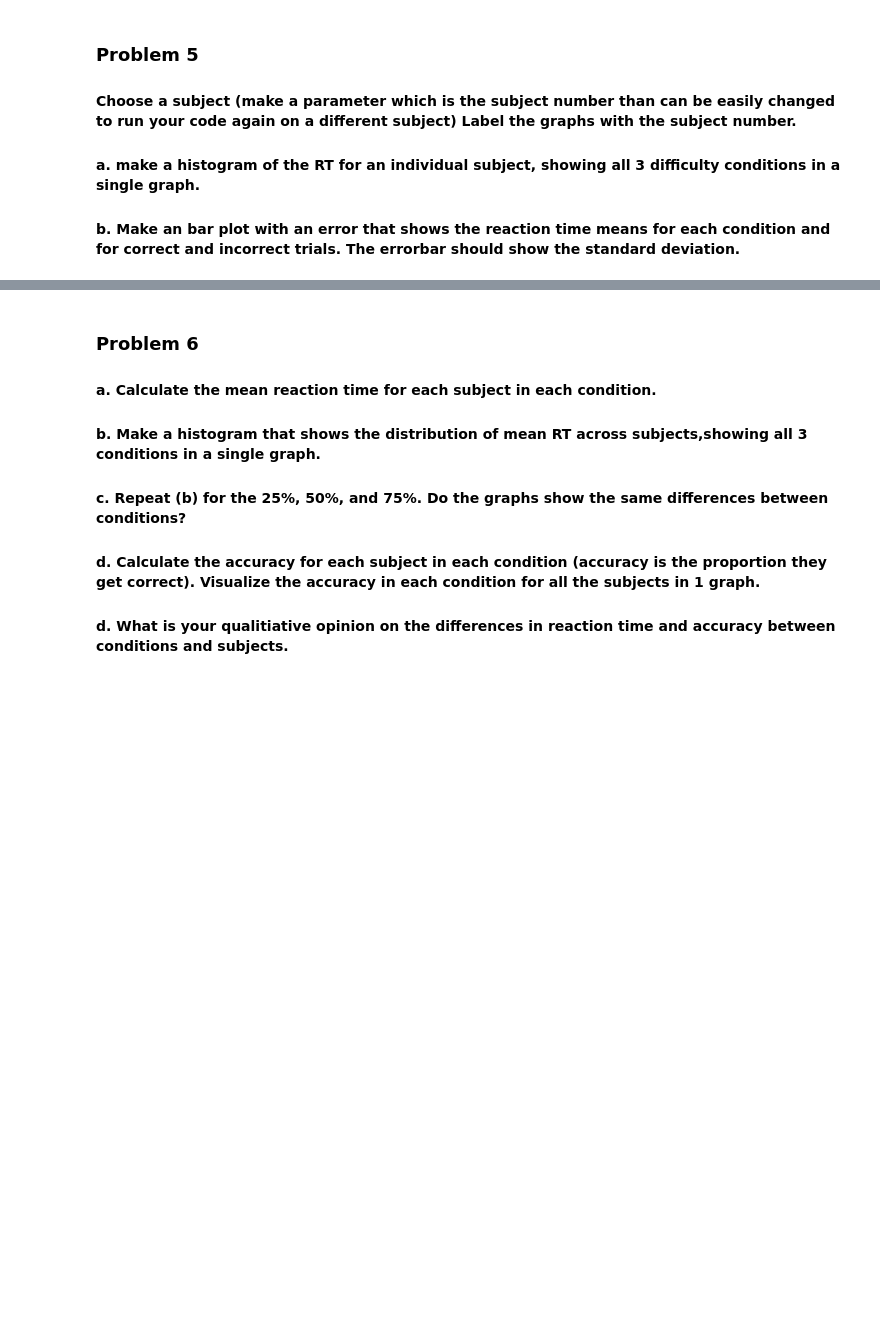
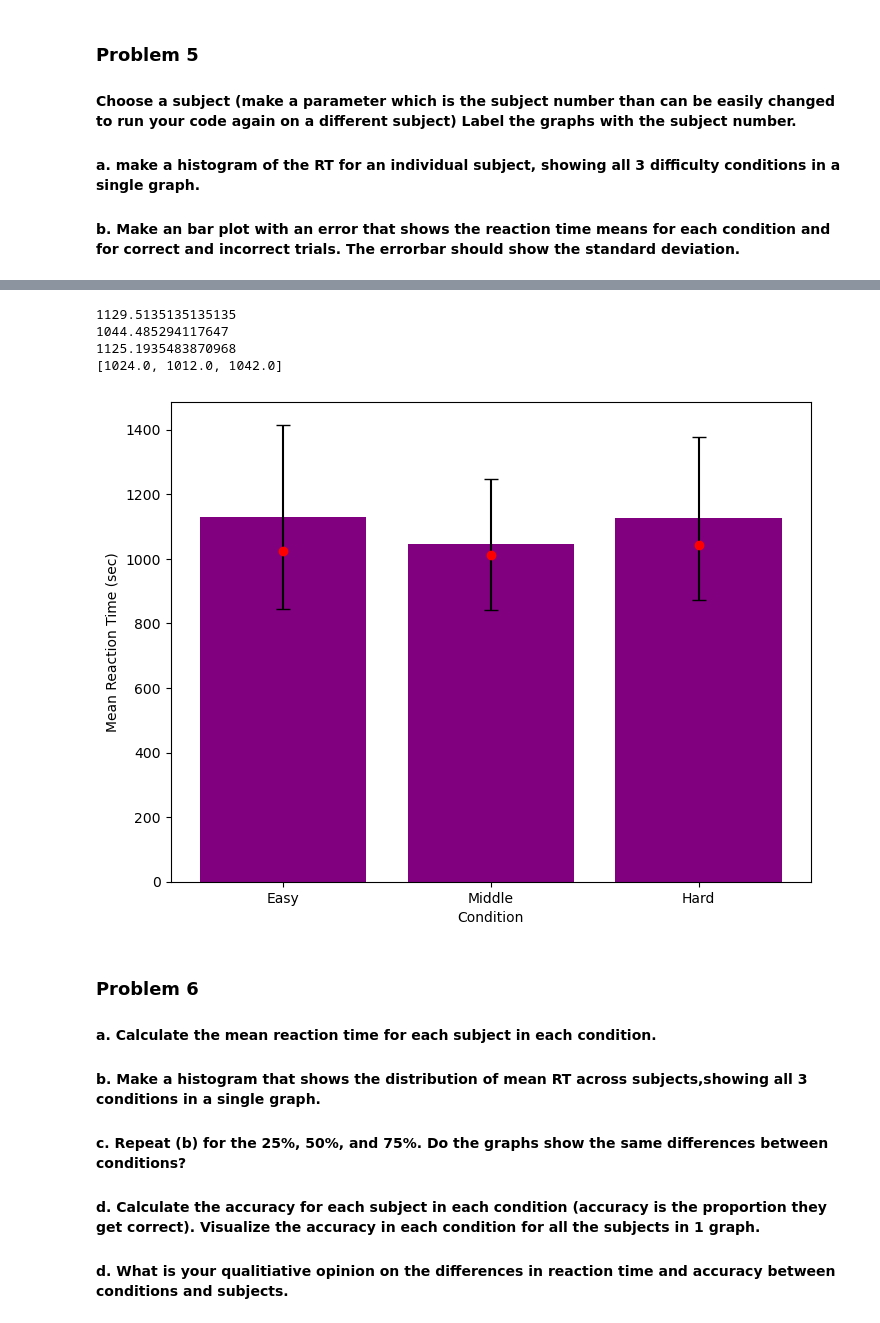
Before and after one commit to KylaBassett/COGS106_F23, a Jupyter notebook: Assignment1.ipynb, the cells around one changed output, grey strips where cells are left out. Cells and saved outputs as stored; diff of their text form; code cells hidden in the pictures; blank space fills up the shorter version.

```diff
--- a/Assignment1.ipynb
+++ b/Assignment1.ipynb
@@ -117,3 +98,49 @@ Name: ReactionTime, Length: 204, dtype: int64
+# %%
+
+#### b. Make an bar plot with an error that shows the reaction time means for each condition and for correct and incorrect trials. The errorbar should show the standard deviation.
+
+
+mean_rts1c1 = np.mean(reactiontimes1_c1)
+print (mean_rts1c1)
+mean_rts1c2 = np.mean(reactiontimes1_c2)
+print (mean_rts1c2)
+mean_rts1c3 = np.mean(reactiontimes1_c3)
+print (mean_rts1c3)
+
+all_means = list()
+all_means.append(mean_rts1c1)
+all_means.append(mean_rts1c2)
+all_means.append(mean_rts1c3)
+
+std_rts1c1 = np.std(reactiontimes1_c1)
+std_rts1c2 = np.std(reactiontimes1_c2)
+std_rts1c3 = np.std(reactiontimes1_c3)
+
+all_stds = list()
+all_stds.append(std_rts1c1)
+all_stds.append(std_rts1c2)
+all_stds.append(std_rts1c3)
+
+all_medians = list()
+all_medians.append(np.median(reactiontimes1_c1))
+all_medians.append(np.median(reactiontimes1_c2))
+all_medians.append(np.median(reactiontimes1_c3))
+print(all_medians)
+
+fig = plt.figure()
+ax = fig.add_axes([0,0,1,1])
+ax.bar(condition_labels,all_means,color = 'purple', yerr = all_stds,capsize = 5)
+ax.bar(condition_labels,all_means,color = 'purple', yerr = all_stds,capsize = 5)
+ax.plot(condition_labels, all_medians,'ro')
+ax.set_xlabel('Condition')
+ax.set_ylabel('Mean Reaction Time (sec)')
+plt.show()
+# %% [output]
+1129.5135135135135
+1044.485294117647
+1125.1935483870968
+[1024.0, 1012.0, 1042.0]
+[figure, added]
 # %% [markdown]
 ### Problem 6
 #### a. Calculate the mean reaction time for each subject in each condition.
```
Also changed, not shown: parts of 9 cells of this notebook.
